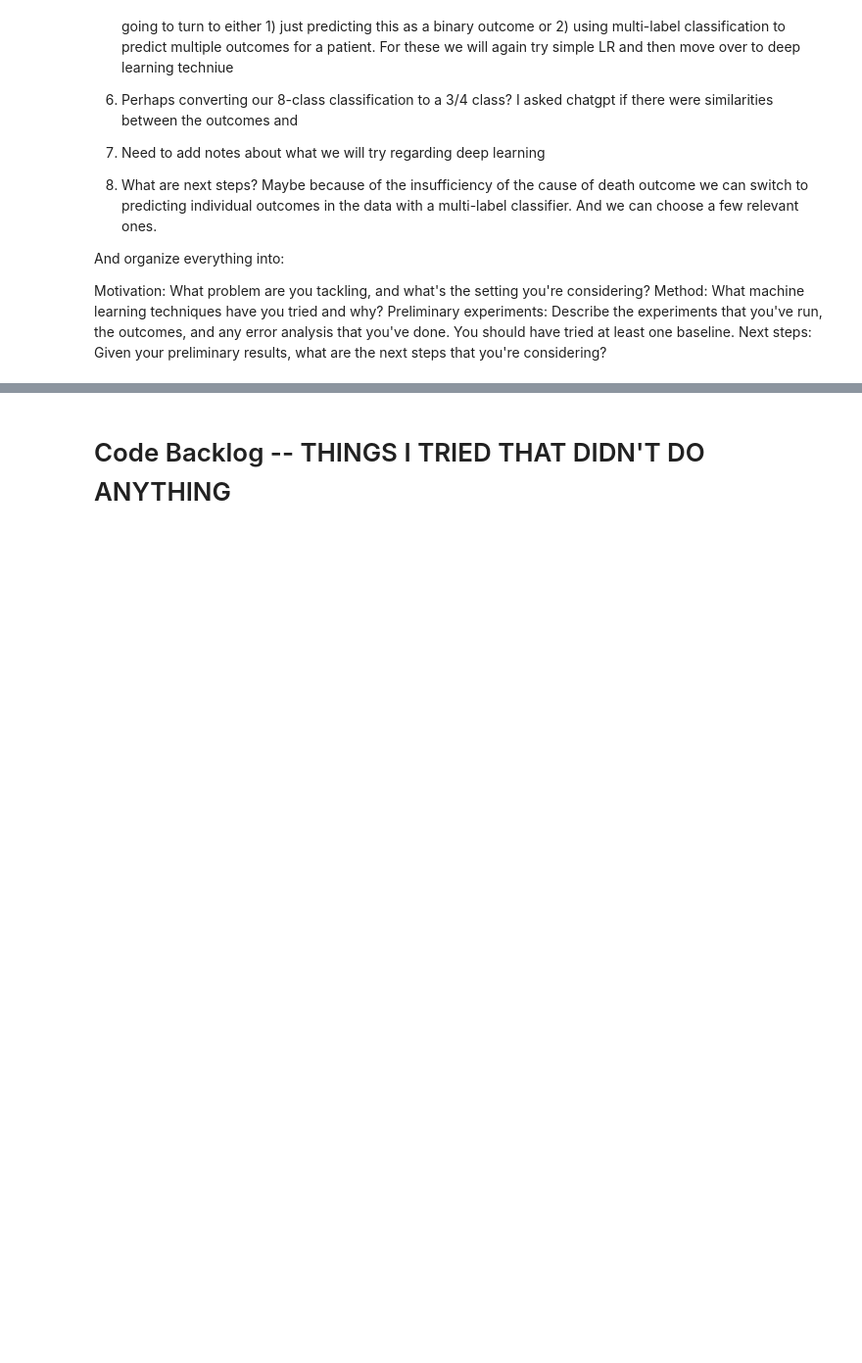
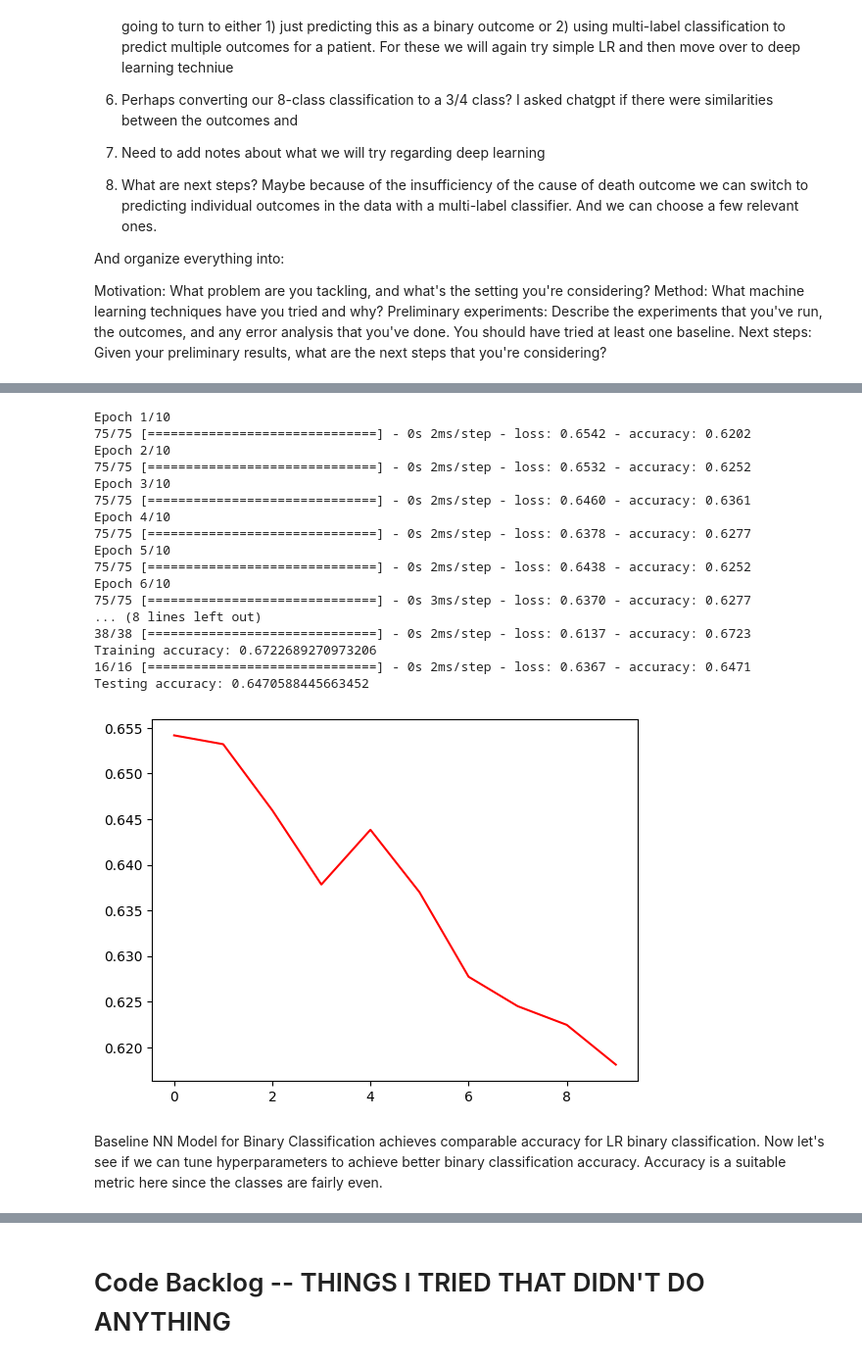
Before and after one commit to malrav226/cs229_final_project, a Jupyter notebook: project_milestone.ipynb, the cells around one changed output, grey strips where cells are left out. Shown at 98% size. Saved outputs shown, nothing was run; the diff lists cells and outputs as text; code cells hidden in the pictures; blank space fills up the shorter version.

Commit message:
baseline binary and multi-class NNs

```diff
--- a/project_milestone.ipynb
+++ b/project_milestone.ipynb
@@ -499,0 +634,3 @@ Next steps: Given your preliminary results, what are the next steps that you're
+# %%
+x_train = preprocessing.normalize(X_train_imputed)
+x_test = preprocessing.normalize(X_test_imputed)
@@ -499,0 +644,60 @@ Next steps: Given your preliminary results, what are the next steps that you're
+# %%
+# create a sequential model
+model = models.Sequential()
+
+# add the hidden layer
+model.add(layers.Dense(input_dim=X_train.shape[1]-1,
+                       units=hidden_units,
+                       activation=activation))
+
+# add the output layer
+model.add(layers.Dense(input_dim=hidden_units,
+                       units=1,
+                       activation='sigmoid'))
+
+# define our loss function and optimizer
+model.compile(loss='binary_crossentropy',
+              # Adam is a kind of gradient descent
+              optimizer=optimizers.Adam(learning_rate=learning_rate),
+              metrics=['accuracy'])
+# %%
+x_train = np.asarray(x_train).astype(np.float32)
+y_train = np.asarray(y_train).astype(np.float32)
+# %%
+x_test = np.asarray(x_test).astype(np.float32)
+y_test = np.asarray(y_test).astype(np.float32)
+x_train_remove_last = x_train[:,:-1]
+# %%
+# train the parameters
+history = model.fit(x_train_remove_last, y_train, epochs=10, batch_size=batch_size)
+
+# evaluate accuracy
+train_acc = model.evaluate(x_train_remove_last, y_train, batch_size=32)[1]
+print('Training accuracy: %s' % train_acc)
+test_acc = model.evaluate(x_test, y_test, batch_size=32)[1]
+print('Testing accuracy: %s' % test_acc)
+
+losses = history.history['loss']
+plt.plot(range(len(losses)), losses, 'r')
+plt.show()
+# %% [output]
+Epoch 1/10
+75/75 [==============================] - 0s 2ms/step - loss: 0.6542 - accuracy: 0.6202
+Epoch 2/10
+75/75 [==============================] - 0s 2ms/step - loss: 0.6532 - accuracy: 0.6252
+Epoch 3/10
+75/75 [==============================] - 0s 2ms/step - loss: 0.6460 - accuracy: 0.6361
+Epoch 4/10
+75/75 [==============================] - 0s 2ms/step - loss: 0.6378 - accuracy: 0.6277
+Epoch 5/10
+75/75 [==============================] - 0s 2ms/step - loss: 0.6438 - accuracy: 0.6252
+Epoch 6/10
+75/75 [==============================] - 0s 3ms/step - loss: 0.6370 - accuracy: 0.6277
+... (8 lines left out)
+38/38 [==============================] - 0s 2ms/step - loss: 0.6137 - accuracy: 0.6723
+Training accuracy: 0.6722689270973206
+16/16 [==============================] - 0s 2ms/step - loss: 0.6367 - accuracy: 0.6471
+Testing accuracy: 0.6470588445663452
+[figure, added]
+# %% [markdown]
+Baseline NN Model for Binary Classification achieves comparable accuracy for LR binary classification. Now let's see if we can tune hyperparameters to achieve better binary classification accuracy. Accuracy is a suitable metric here since the classes are fairly even.
```
Also changed, not shown: parts of 40 cells of this notebook.
